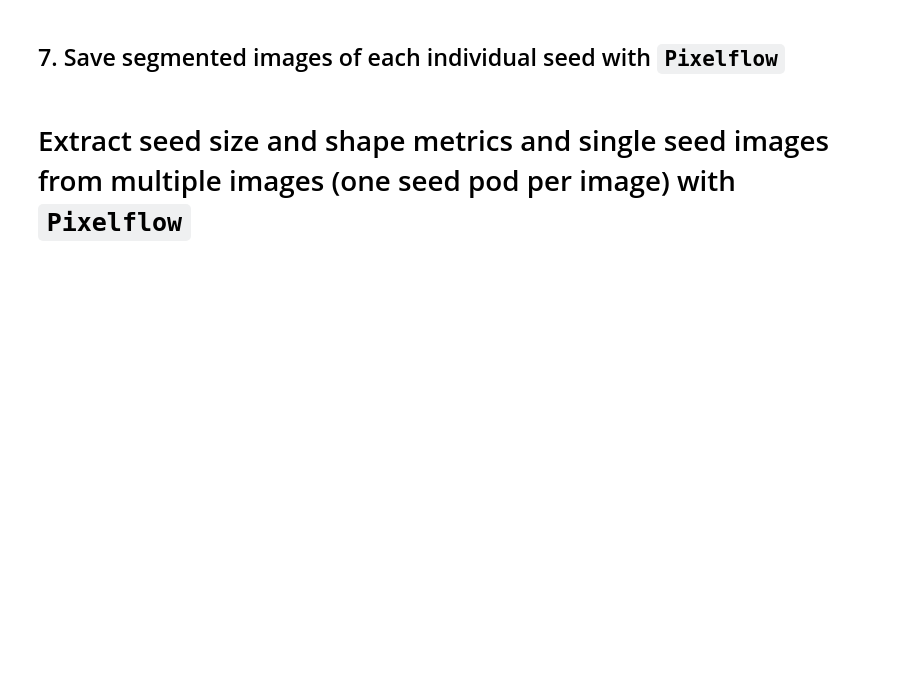
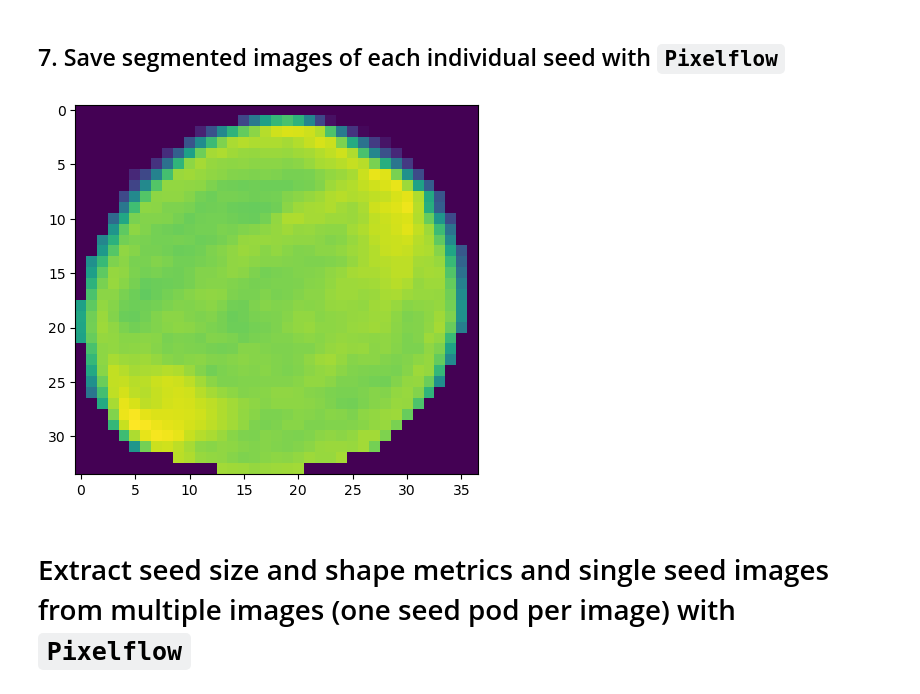
Before and after one commit to scivision-gallery/pixelflow_seed_demo, a Jupyter notebook: 3D_seed_pixelflow_demo.ipynb, the cells around one changed output. Cells and saved outputs as stored; diff of their text form; code cells hidden in the pictures; blank space fills up the shorter version.

```diff
--- a/3D_seed_pixelflow_demo.ipynb
+++ b/3D_seed_pixelflow_demo.ipynb
@@ -162,9 +163,11 @@ for file in X:
     np.save(pod_name + '_seed_' + str(features.features.label[file]) + '.npy', features.image_intensity[file])
 # %%
 #load single seed image
-seed_image = np.load('C0007197_seed1.npy')
+seed_image = np.load('C0007197_seed_1.npy')
 
-fig = plt.imshow(seed_image)
+fig = plt.imshow(seed_image[:, seed_image.shape[1]//2])
+# %% [output]
+[figure, added]
 # %% [markdown]
 # Extract seed size and shape metrics and single seed images from multiple images (one seed pod per image) with `Pixelflow`
 # %%
```
Also changed, not shown: parts of 8 cells of this notebook.
